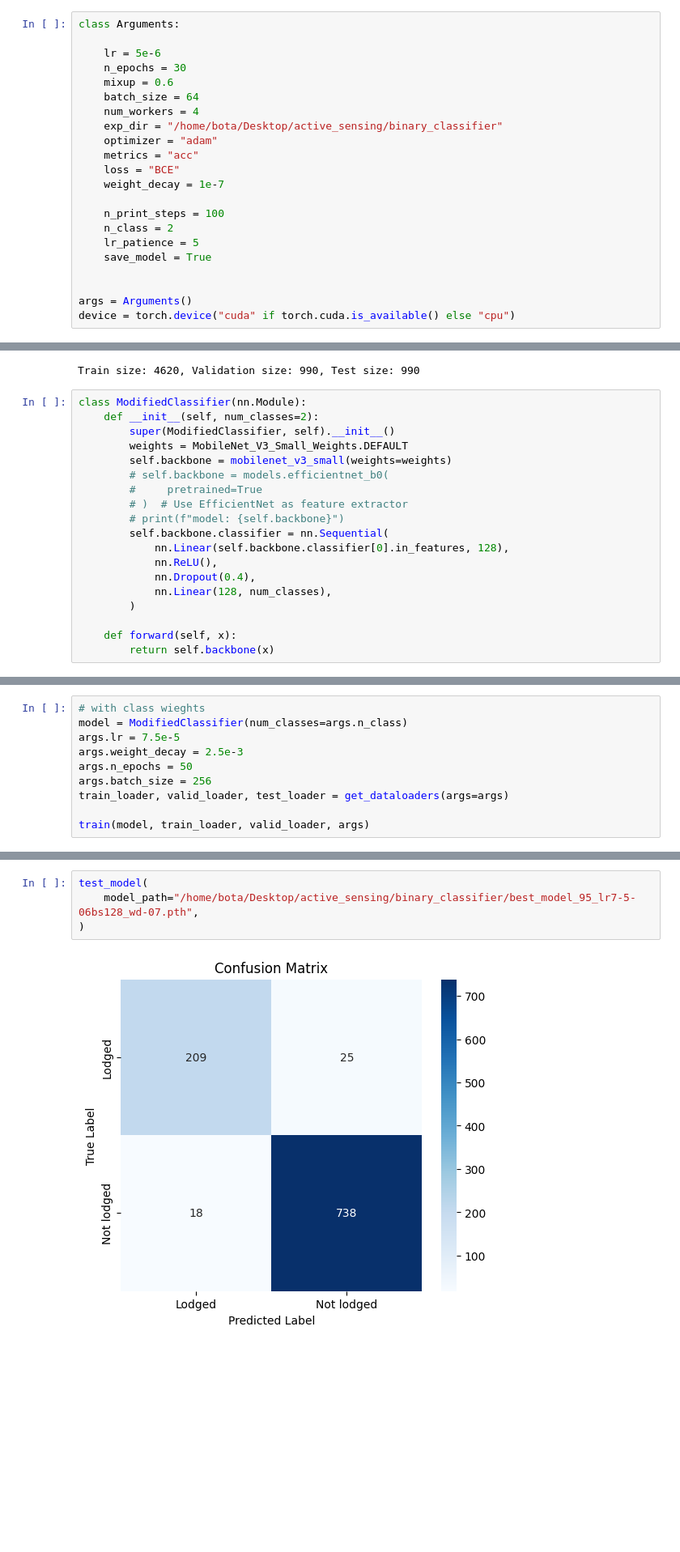
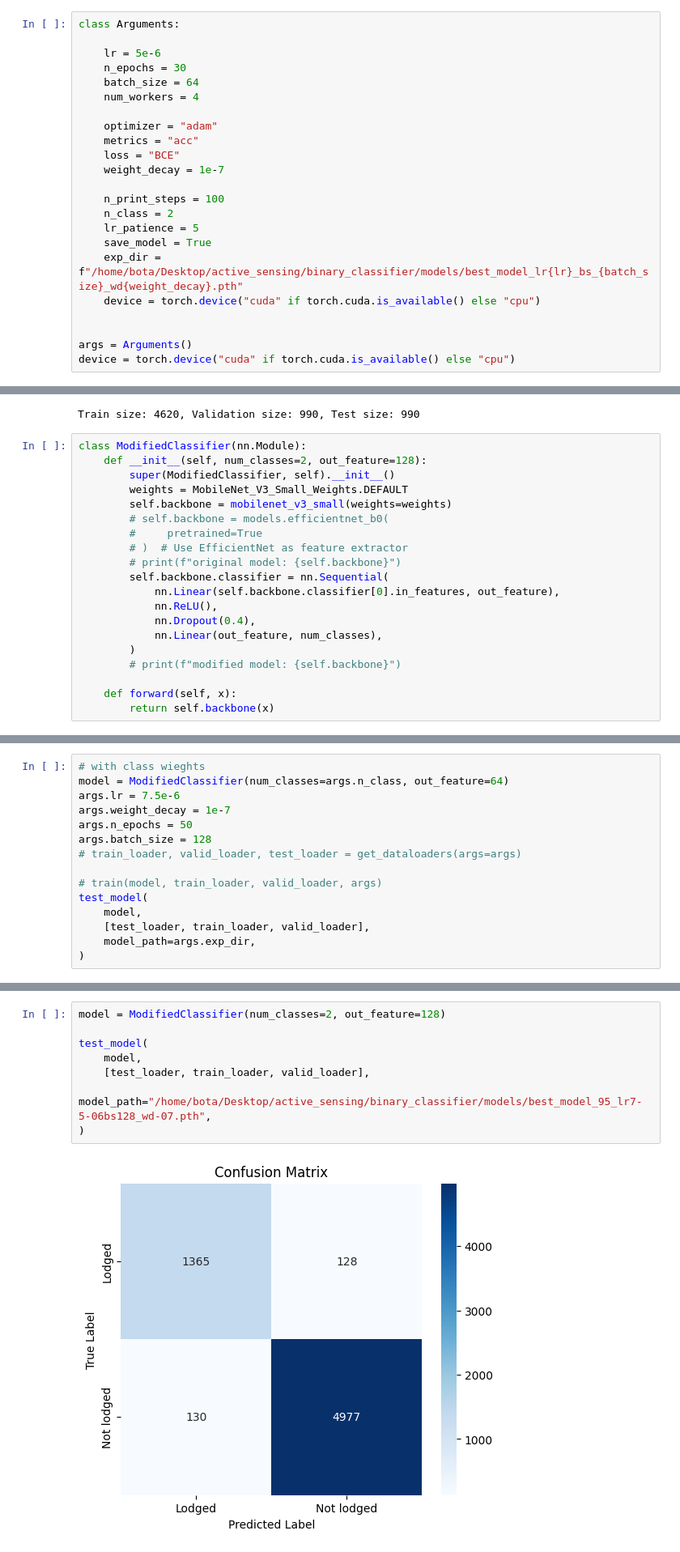
Before and after one commit to botastark/multi-horizon, a Jupyter notebook: binary_classifier/train.ipynb, the cells around one changed output, grey strips where cells are left out. Shown at 81% size. Drawn from its saved outputs; the diff is of its cells as text; blank space fills up the shorter version.

```diff
--- a/binary_classifier/train.ipynb
+++ b/binary_classifier/train.ipynb
@@ -37,10 +37,9 @@ class Arguments:
 
     lr = 5e-6
     n_epochs = 30
-    mixup = 0.6
     batch_size = 64
     num_workers = 4
-    exp_dir = "/home/bota/Desktop/active_sensing/binary_classifier"
+
     optimizer = "adam"
     metrics = "acc"
     loss = "BCE"
@@ -50,6 +49,8 @@ class Arguments:
     n_class = 2
     lr_patience = 5
     save_model = True
+    exp_dir = f"/home/bota/Desktop/active_sensing/binary_classifier/models/best_model_lr{lr}_bs_{batch_size}_wd{weight_decay}.pth"
+    device = torch.device("cuda" if torch.cuda.is_available() else "cpu")
 
 
 args = Arguments()
@@ -102,20 +103,21 @@ train_loader, valid_loader, test_loader = get_dataloaders(args=args)
 Train size: 4620, Validation size: 990, Test size: 990
 # %%
 class ModifiedClassifier(nn.Module):
-    def __init__(self, num_classes=2):
+    def __init__(self, num_classes=2, out_feature=128):
         super(ModifiedClassifier, self).__init__()
         weights = MobileNet_V3_Small_Weights.DEFAULT
         self.backbone = mobilenet_v3_small(weights=weights)
         # self.backbone = models.efficientnet_b0(
         #     pretrained=True
         # )  # Use EfficientNet as feature extractor
-        # print(f"model: {self.backbone}")
+        # print(f"original model: {self.backbone}")
         self.backbone.classifier = nn.Sequential(
-            nn.Linear(self.backbone.classifier[0].in_features, 128),
+            nn.Linear(self.backbone.classifier[0].in_features, out_feature),
             nn.ReLU(),
             nn.Dropout(0.4),
-            nn.Linear(128, num_classes),
+            nn.Linear(out_feature, num_classes),
         )
+        # print(f"modified model: {self.backbone}")
 
     def forward(self, x):
         return self.backbone(x)
@@ -299,11 +332,16 @@ def train(model, train_loader, valid_loader, args):
 # %%
 # with class wieghts
-model = ModifiedClassifier(num_classes=args.n_class)
-args.lr = 7.5e-5
-args.weight_decay = 2.5e-3
+model = ModifiedClassifier(num_classes=args.n_class, out_feature=64)
+args.lr = 7.5e-6
+args.weight_decay = 1e-7
 args.n_epochs = 50
-args.batch_size = 256
-train_loader, valid_loader, test_loader = get_dataloaders(args=args)
+args.batch_size = 128
+# train_loader, valid_loader, test_loader = get_dataloaders(args=args)
 
-train(model, train_loader, valid_loader, args)
+# train(model, train_loader, valid_loader, args)
+test_model(
+    model,
+    [test_loader, train_loader, valid_loader],
+    model_path=args.exp_dir,
+)
 # %% [output]
@@ -379,6 +390,10 @@ Test AUC: 0.9449
 # %%
+model = ModifiedClassifier(num_classes=2, out_feature=128)
+
 test_model(
-    model_path="/home/bota/Desktop/active_sensing/binary_classifier/best_model_95_lr7-5-06bs128_wd-07.pth",
+    model,
+    [test_loader, train_loader, valid_loader],
+    model_path="/home/bota/Desktop/active_sensing/binary_classifier/models/best_model_95_lr7-5-06bs128_wd-07.pth",
 )
 # %% [output]
-[figure, old version]
+[figure, new version]
```
Also changed, not shown: parts of 14 cells of this notebook, 2 other files.
